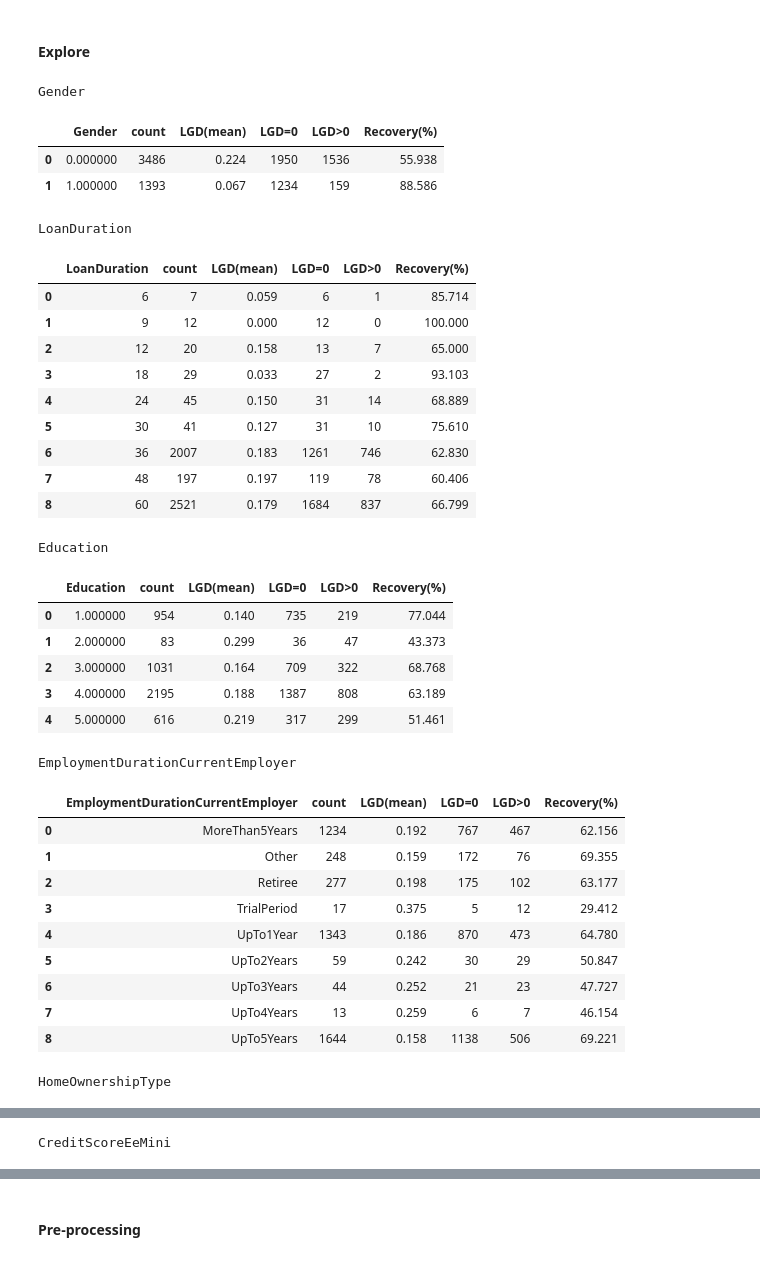
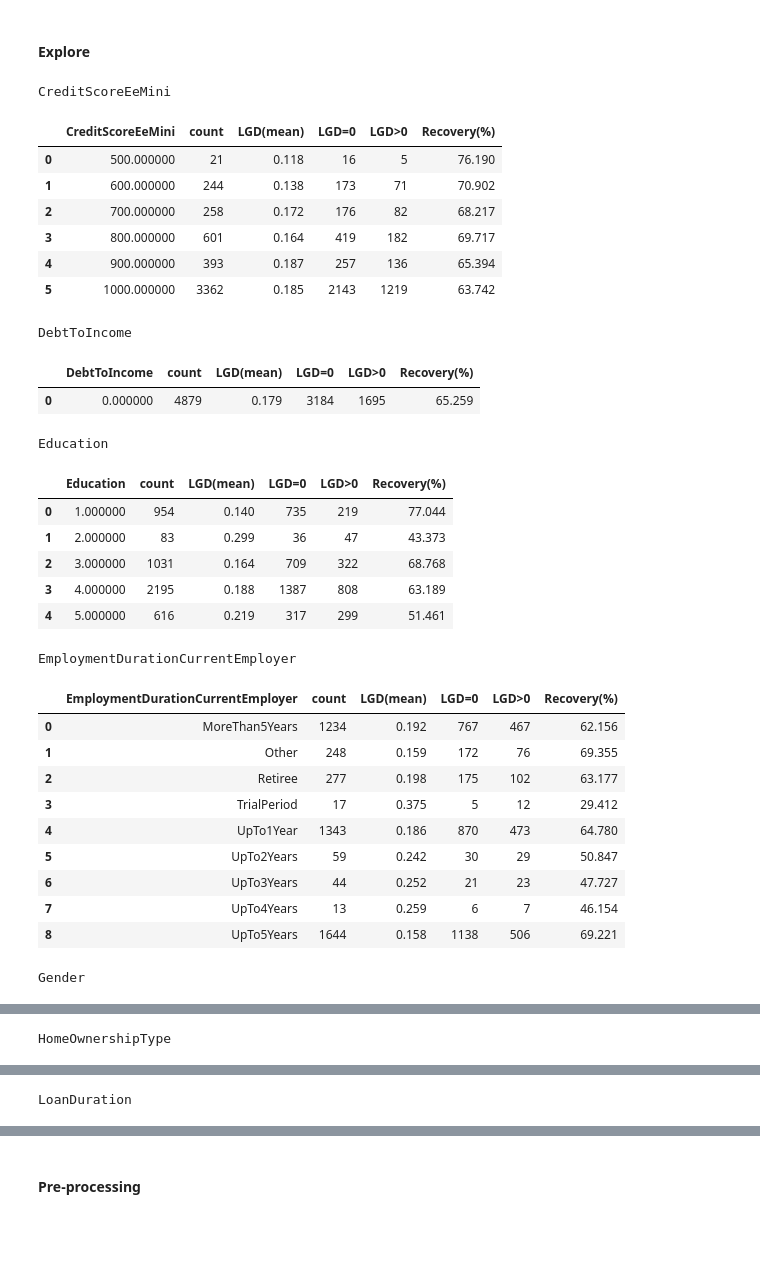
Before and after one commit to kostis2019/CREDIT-RISK-FRAMEWORK, a Jupyter notebook: notebooks/05_LGD_model_development.ipynb, the cells around one changed output, grey strips where cells are left out. Cells and saved outputs as stored; diff of their text form; code cells hidden in the pictures; blank space fills up the shorter version.

```diff
--- a/notebooks/05_LGD_model_development.ipynb
+++ b/notebooks/05_LGD_model_development.ipynb
@@ -62,12 +62,10 @@ from sklearn import set_config; set_config(transform_output="pandas") # set skle
 # %%
 # load input file
 
-#full_dataset = input_load(2019, 2020)
 full_dataset = input_load(2019, 2020, column_date=settings.COLUMN_DATE, column_year=settings.COLUMN_YEAR)
 
 # create def12
 
-#full_dataset, dr_summary = create_target_def12(full_dataset)
 full_dataset, dr_summary = create_target_def12(full_dataset,
                                                settings.COLUMN_DATE,
                                                settings.COLUMN_YEAR,
@@ -80,11 +78,14 @@ full_dataset, dr_summary = create_target_def12(full_dataset,
 
 windows = {"train": (2019, 2019), "test":  (2020, 2020)}
 
-#splits = time_split(full_dataset, "Year", windows)
-splits = time_split(full_dataset, settings.COLUMN_YEAR, windows, settings.COLUMN_TARGET)
+splits = time_split(full_dataset, settings.COLUMN_YEAR, windows, target="LossGivenDefault")
 
 ds_trai = splits["train"]["df"]
 ds_test = splits["test"]["df"]
+X_trai  = splits["train"]["X"]
+X_test  = splits["test"]["X"]
+y_trai  = splits["train"]["y"]
+y_test  = splits["test"]["y"]
 # %% [output]
 ============================================================
 SPLIT SUMMARY
@@ -119,44 +120,29 @@ plot_variable_explore(ds_all_years, variable="LossGivenDefault", column_year=set
 # %%
 # explore lgd & recovery
 
-columns_to_explore = [
-    "Age",
-    "Gender",
-    "Amount",
-    "Interest",
-    "LoanDuration",
-    "Education",
-    "EmploymentDurationCurrentEmployer",
-    "HomeOwnershipType",
-    "IncomeTotal",
-    "ExistingLiabilities",
-    "LiabilitiesTotal",
-    "CreditScoreEeMini",
-    "NoOfPreviousLoansBeforeLoan",
-    "AmountOfPreviousLoansBeforeLoan",
-    "PreviousRepaymentsBeforeLoan"
+lgd_cols = [
+    feature
+    for feature, metadata in settings.FEATURES.items()
+    if  metadata["lgd_eligible"] is True
+    #and metadata["type"] == "categorical"
 ]
 
-for variable in columns_to_explore:
+for variable in lgd_cols:
     if splits["train"]["df"][variable].nunique() <= 20:
         print(variable)
         plot_var_vs_lgd(splits["train"]["df"], variable)
 # %% [output]
-Gender
+CreditScoreEeMini
-|  | Gender | count | LGD(mean) | LGD=0 | LGD>0 | Recovery(%) |
-| 0 | 0.000000 | 3486 | 0.224 | 1950 | 1536 | 55.938 |
-| 1 | 1.000000 | 1393 | 0.067 | 1234 | 159 | 88.586 |
+|  | CreditScoreEeMini | count | LGD(mean) | LGD=0 | LGD>0 | Recovery(%) |
+| 0 | 500.000000 | 21 | 0.118 | 16 | 5 | 76.190 |
+| 1 | 600.000000 | 244 | 0.138 | 173 | 71 | 70.902 |
+| 2 | 700.000000 | 258 | 0.172 | 176 | 82 | 68.217 |
+| 3 | 800.000000 | 601 | 0.164 | 419 | 182 | 69.717 |
+| 4 | 900.000000 | 393 | 0.187 | 257 | 136 | 65.394 |
+| 5 | 1000.000000 | 3362 | 0.185 | 2143 | 1219 | 63.742 |
-LoanDuration
+DebtToIncome
-|  | LoanDuration | count | LGD(mean) | LGD=0 | LGD>0 | Recovery(%) |
-| 0 | 6 | 7 | 0.059 | 6 | 1 | 85.714 |
-| 1 | 9 | 12 | 0.000 | 12 | 0 | 100.000 |
-| 2 | 12 | 20 | 0.158 | 13 | 7 | 65.000 |
-| 3 | 18 | 29 | 0.033 | 27 | 2 | 93.103 |
-| 4 | 24 | 45 | 0.150 | 31 | 14 | 68.889 |
-| 5 | 30 | 41 | 0.127 | 31 | 10 | 75.610 |
-| 6 | 36 | 2007 | 0.183 | 1261 | 746 | 62.830 |
-| 7 | 48 | 197 | 0.197 | 119 | 78 | 60.406 |
-| 8 | 60 | 2521 | 0.179 | 1684 | 837 | 66.799 |
+|  | DebtToIncome | count | LGD(mean) | LGD=0 | LGD>0 | Recovery(%) |
+| 0 | 0.000000 | 4879 | 0.179 | 3184 | 1695 | 65.259 |
 Education
 |  | Education | count | LGD(mean) | LGD=0 | LGD>0 | Recovery(%) |
 | 0 | 1.000000 | 954 | 0.140 | 735 | 219 | 77.044 |
@@ -175,4 +161,4 @@ EmploymentDurationCurrentEmployer
 | 6 | UpTo3Years | 44 | 0.252 | 21 | 23 | 47.727 |
 | 7 | UpTo4Years | 13 | 0.259 | 6 | 7 | 46.154 |
 | 8 | UpTo5Years | 1644 | 0.158 | 1138 | 506 | 69.221 |
-HomeOwnershipType
+Gender
@@ -190 +168 @@ HomeOwnershipType
-CreditScoreEeMini
+HomeOwnershipType
@@ -197,0 +180 @@ CreditScoreEeMini
+LoanDuration
```
Also changed, not shown: parts of 21 cells of this notebook, 7 other files.
